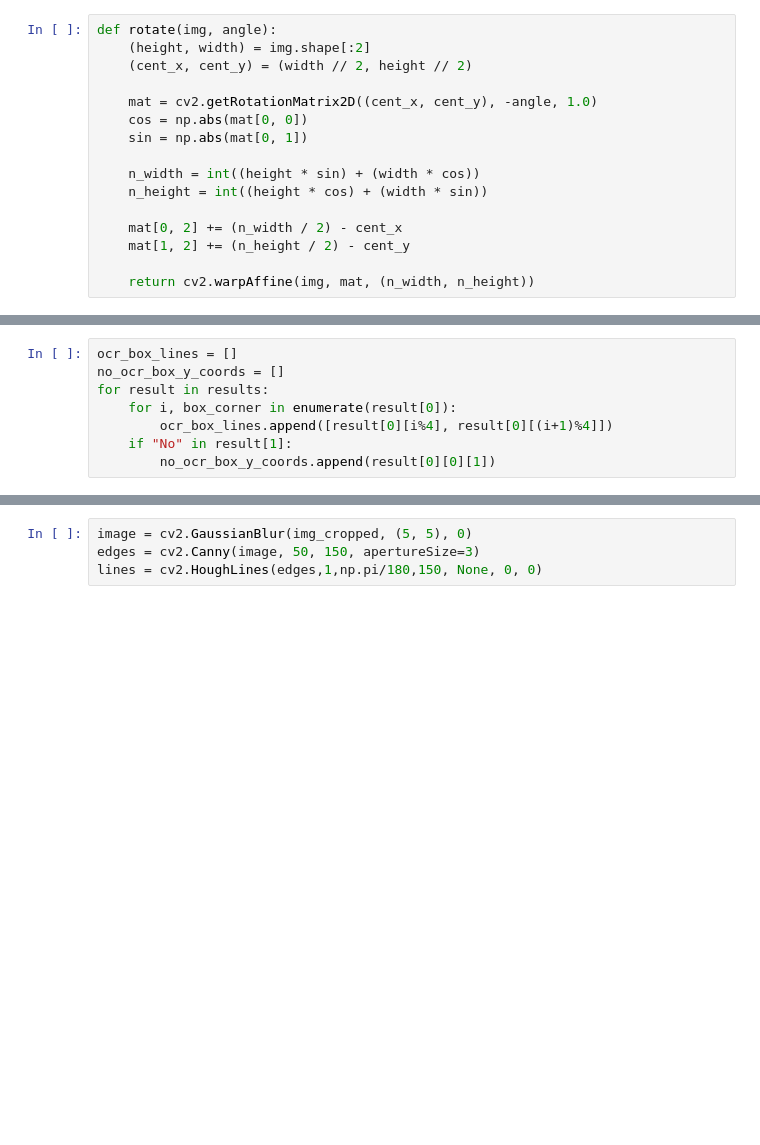
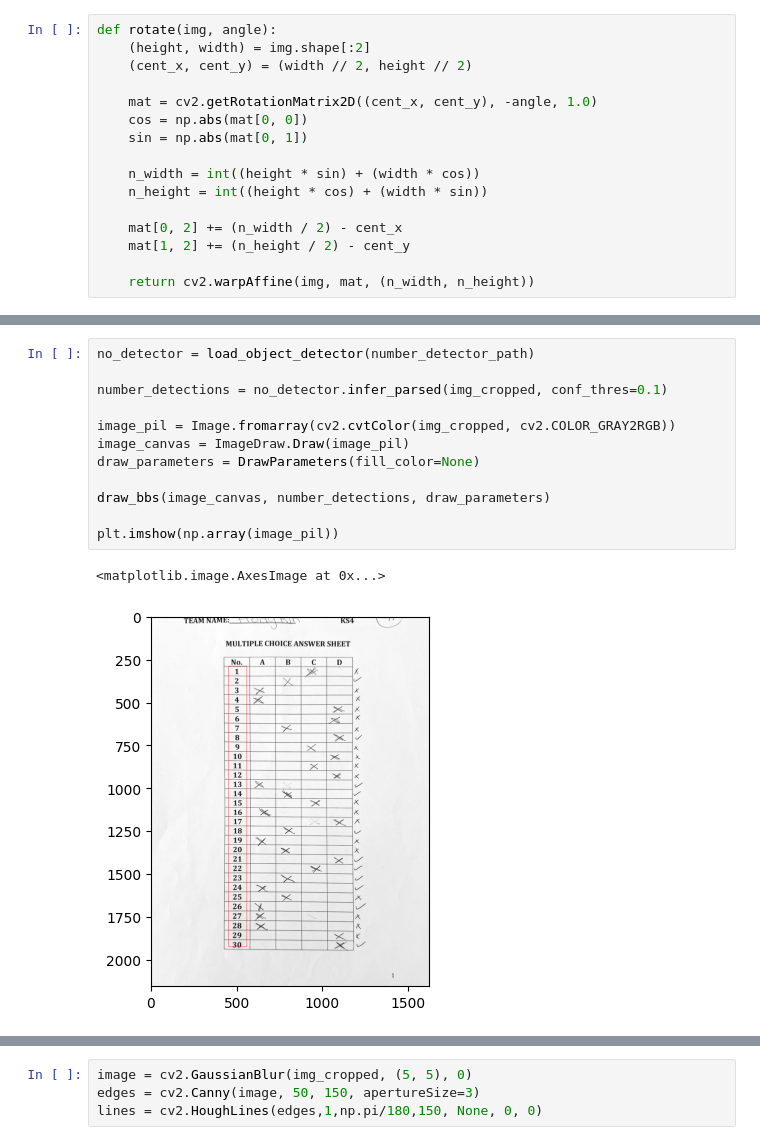
Before and after one commit to OliverSchamp/Vision.OPT_MULT, a Jupyter notebook: scripts/test_cropping.ipynb, the cells around one changed output, grey strips where cells are left out. Cells and saved outputs as stored; diff of their text form; blank space fills up the shorter version.

```diff
--- a/scripts/test_cropping.ipynb
+++ b/scripts/test_cropping.ipynb
@@ -43,8 +43,15 @@ results: List[Tuple[List[List[int]], str, float]] = reader.readtext(img_cropped)
-# %%
-ocr_box_lines = []
-no_ocr_box_y_coords = []
-for result in results:
-    for i, box_corner in enumerate(result[0]):
-        ocr_box_lines.append([result[0][i%4], result[0][(i+1)%4]])
-    if "No" in result[1]:
-        no_ocr_box_y_coords.append(result[0][0][1])
+# %%
+no_detector = load_object_detector(number_detector_path)
+
+number_detections = no_detector.infer_parsed(img_cropped, conf_thres=0.1)
+
+image_pil = Image.fromarray(cv2.cvtColor(img_cropped, cv2.COLOR_GRAY2RGB))
+image_canvas = ImageDraw.Draw(image_pil)
+draw_parameters = DrawParameters(fill_color=None)
+
+draw_bbs(image_canvas, number_detections, draw_parameters)
+
+plt.imshow(np.array(image_pil))
+# %% [output]
+<matplotlib.image.AxesImage at 0x...>
+[figure, added]
```
Also changed, not shown: parts of 16 cells of this notebook, 10 other files.
